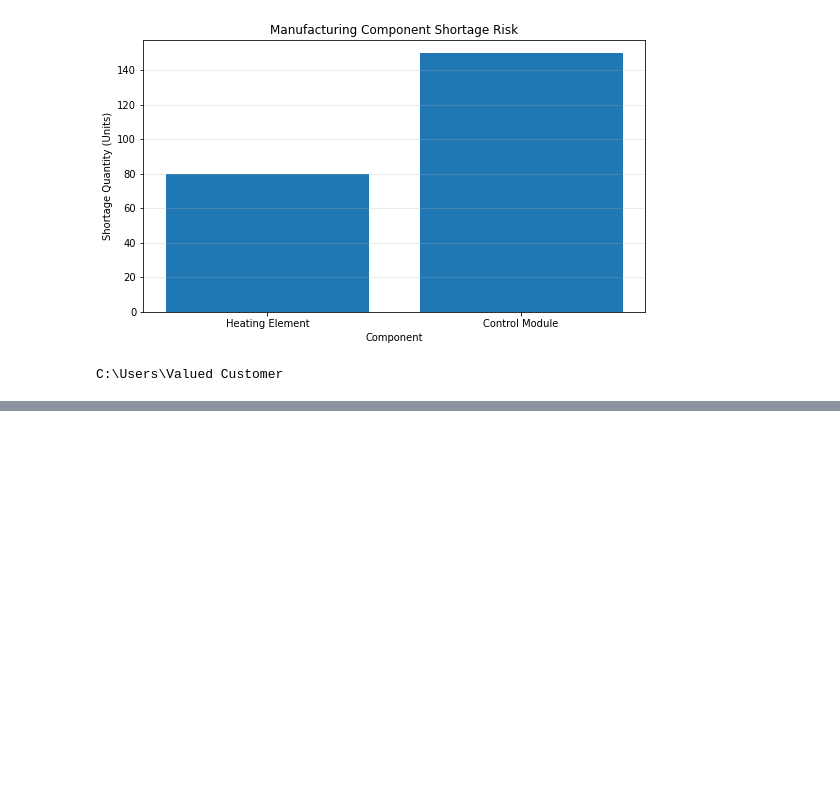
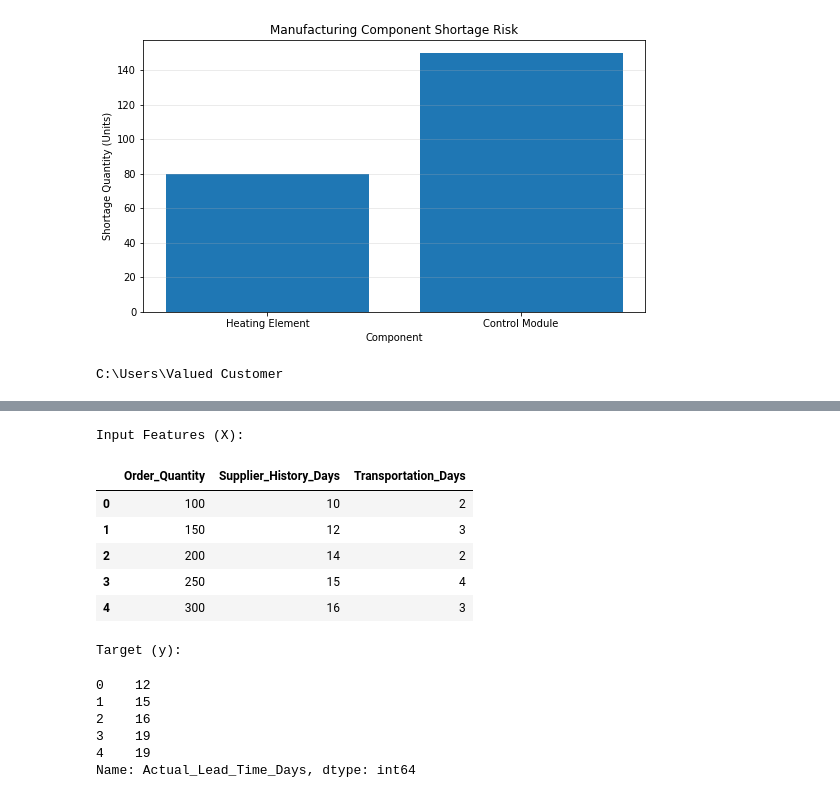
Before and after one commit to renaae/AI-Manufacturing-Shortage-Agent, a Jupyter notebook: AI_Manufacturing_Shortage_Agent.ipynb, the cells around one changed output, grey strips where cells are left out. Cells and saved outputs as stored; diff of their text form; code cells hidden in the pictures; blank space fills up the shorter version.

```diff
--- a/AI_Manufacturing_Shortage_Agent.ipynb
+++ b/AI_Manufacturing_Shortage_Agent.ipynb
@@ -682,0 +776,29 @@ C:\Users\Valued Customer
+# %%
+# Select the input features
+X = lead_time_df[
+    ["Order_Quantity", "Supplier_History_Days", "Transportation_Days"]
+]
+
+# Select the target we want to predict
+y = lead_time_df["Actual_Lead_Time_Days"]
+
+print("Input Features (X):")
+display(X.head())
+
+print("Target (y):")
+display(y.head())
+# %% [output]
+Input Features (X):
+|  | Order_Quantity | Supplier_History_Days | Transportation_Days |
+| 0 | 100 | 10 | 2 |
+| 1 | 150 | 12 | 3 |
+| 2 | 200 | 14 | 2 |
+| 3 | 250 | 15 | 4 |
+| 4 | 300 | 16 | 3 |
+Target (y):
+0    12
+1    15
+2    16
+3    19
+4    19
+Name: Actual_Lead_Time_Days, dtype: int64
```
Also changed, not shown: parts of 26 cells of this notebook.
